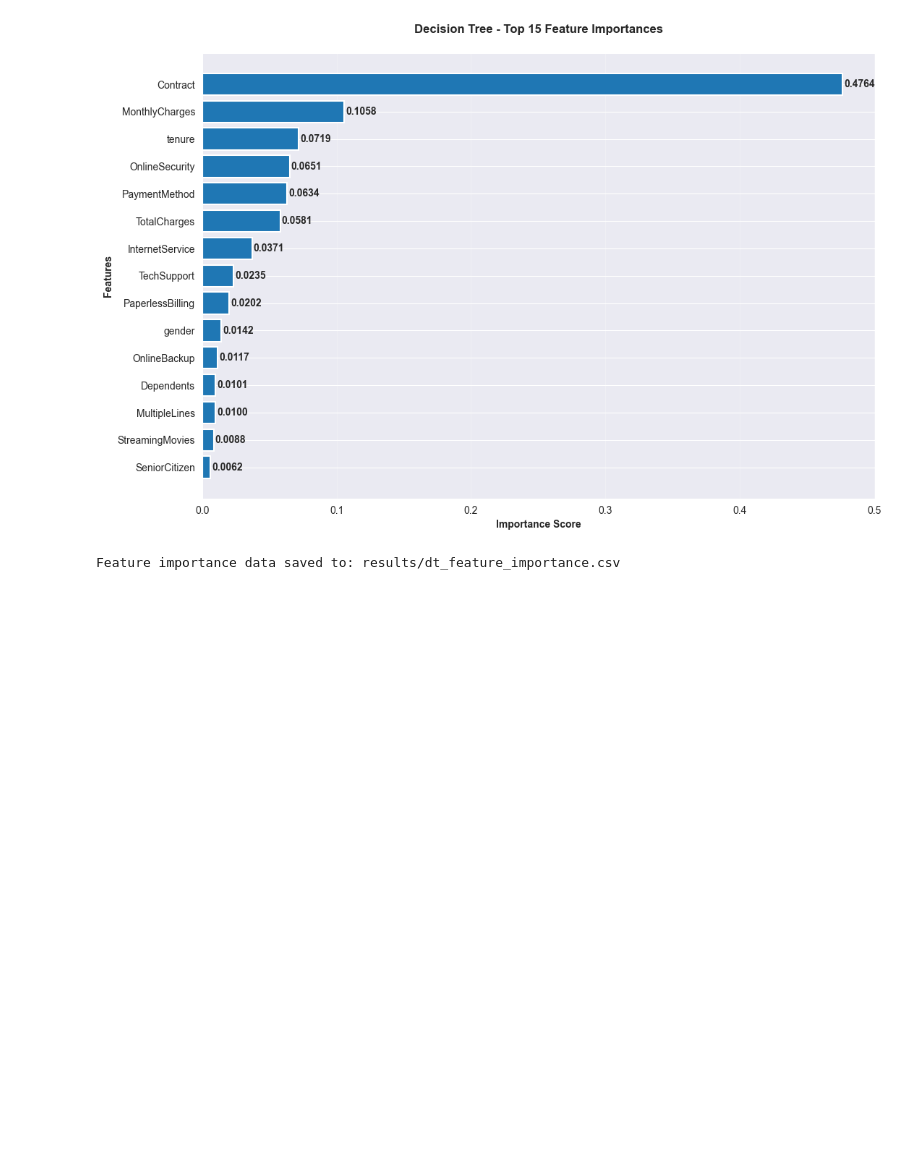
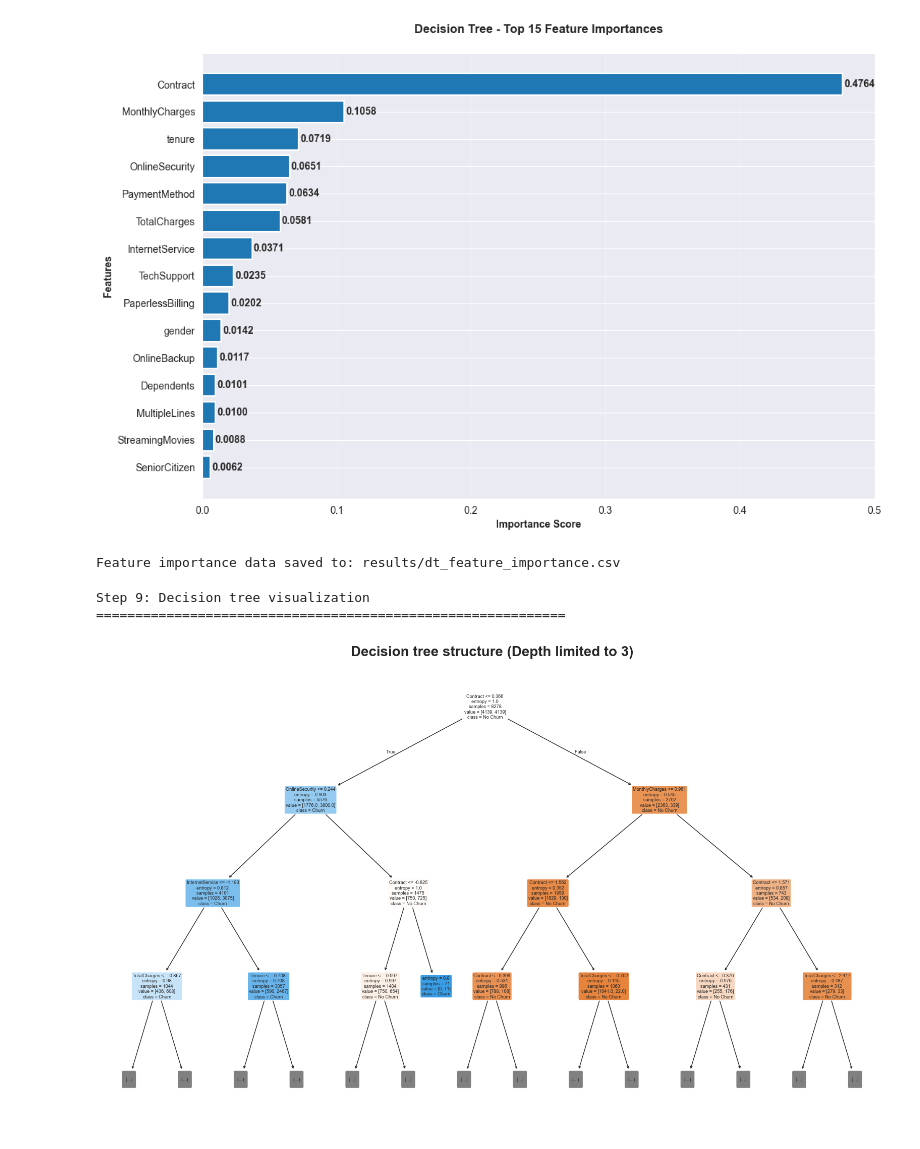
Before and after one commit to Niveka1998/telco-churn-prediction, a Jupyter notebook: decisionTreeModel.ipynb, the cells around one changed output. Saved outputs shown, nothing was run; the diff lists cells and outputs as text; code cells hidden in the pictures; blank space fills up the shorter version.

Commit message:
decision tree model saved

```diff
--- a/decisionTreeModel.ipynb
+++ b/decisionTreeModel.ipynb
@@ -454,3 +454,22 @@ PaperlessBilling    0.020205
           gender    0.014211
 [figure]
 Feature importance data saved to: results/dt_feature_importance.csv
+# %%
+#decision tree visualization
+print("Step 9: Decision tree visualization")
+print("="*60)
+
+plt.figure(figsize=(20,12))
+plot_tree(dt_optimized,
+          max_depth=3,
+          feature_names=feature_names,
+          class_names=['No Churn', 'Churn'],
+          filled=True,
+          rounded=True)
+
+plt.title('Decision tree structure (Depth limited to 3)',fontsize=20, fontweight='bold')
+plt.show()
+# %% [output]
+Step 9: Decision tree visualization
+============================================================
+[figure, added]
```
Also changed, not shown: parts of 3 cells of this notebook, 2 other files.
